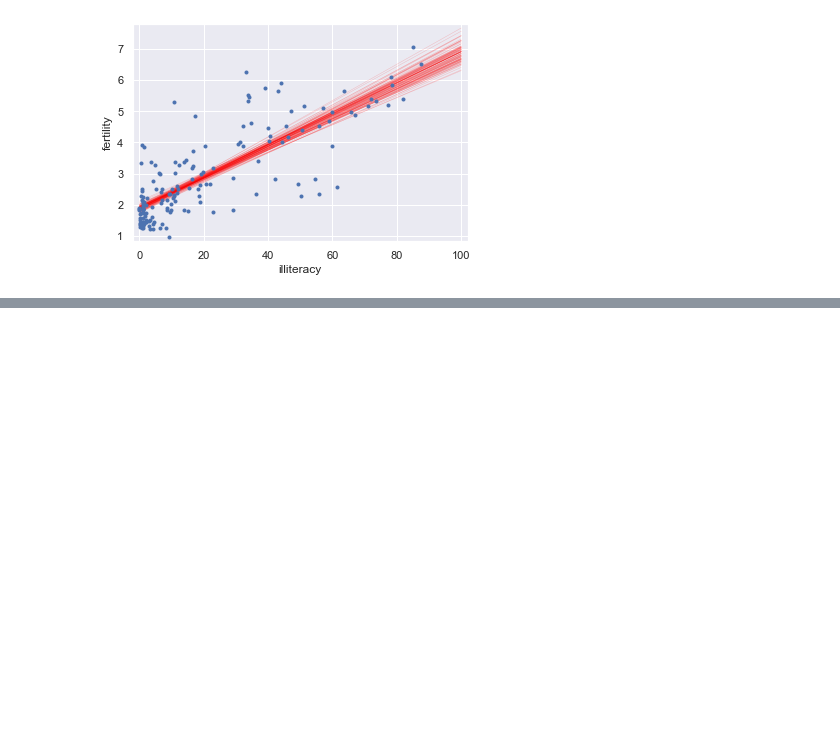
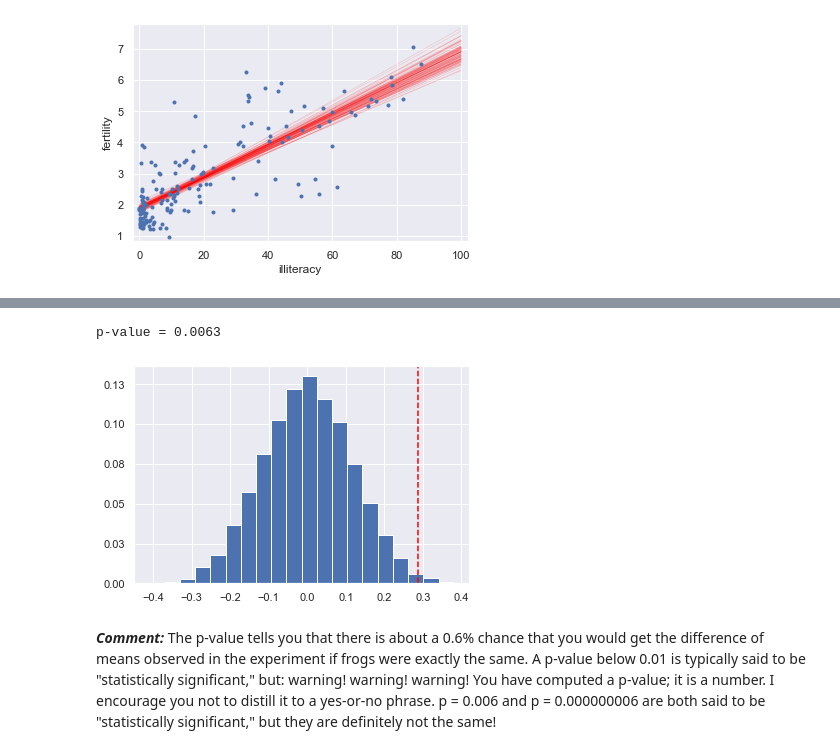
Before and after one commit to Alex-YuZ/Statistics-using-python, a Jupyter notebook: Statistical_Thinking_in_Python_II.ipynb, the cells around one changed output, grey strips where cells are left out. Cells and saved outputs as stored; diff of their text form; code cells hidden in the pictures; blank space fills up the shorter version.

```diff
--- a/Statistical_Thinking_in_Python_II.ipynb
+++ b/Statistical_Thinking_in_Python_II.ipynb
@@ -404,0 +576,38 @@ plt.margins(0.02)
+# %%
+np.random.seed(42)
+def diff_of_means(data_1, data_2):
+    """Difference in means of two arrays."""
+
+    # The difference of means of data_1, data_2: diff
+    diff = np.mean(data_1) - np.mean(data_2)
+
+    return diff
+
+# Compute difference of mean impact force from experiment: empirical_diff_means
+empirical_diff_means = diff_of_means(force_a, force_b)
+
+# Draw 10,000 permutation replicates: perm_replicates
+perm_replicates = draw_perm_reps(force_a,
+                                 force_b,
+                                 diff_of_means,
+                                 size=10000)
+
+new_yticks = []
+for i in np.linspace(0, 0.13, 6):
+
+    new_yticks.append("{:.2f}".format(i))
+
+plt.hist(perm_replicates, bins=20)
+plt.yticks(np.linspace(0, 1300, 6), new_yticks);
+
+# Compute p-value: p
+p = np.sum(perm_replicates >= empirical_diff_means) / len(perm_replicates)
+plt.axvline(empirical_diff_means, linestyle='--', color='red');
+
+# Print the result
+print('p-value =', p)
+# %% [output]
+p-value = 0.0063
+[figure, added]
+# %% [markdown]
+***Comment:*** The p-value tells you that there is about a 0.6% chance that you would get the difference of means observed in the experiment if frogs were exactly the same. A p-value below 0.01 is typically said to be "statistically significant," but: warning! warning! warning! You have computed a p-value; it is a number. I encourage you not to distill it to a yes-or-no phrase. p = 0.006 and p = 0.000000006 are both said to be "statistically significant," but they are definitely not the same!
```
Also changed, not shown: parts of 16 cells of this notebook.
